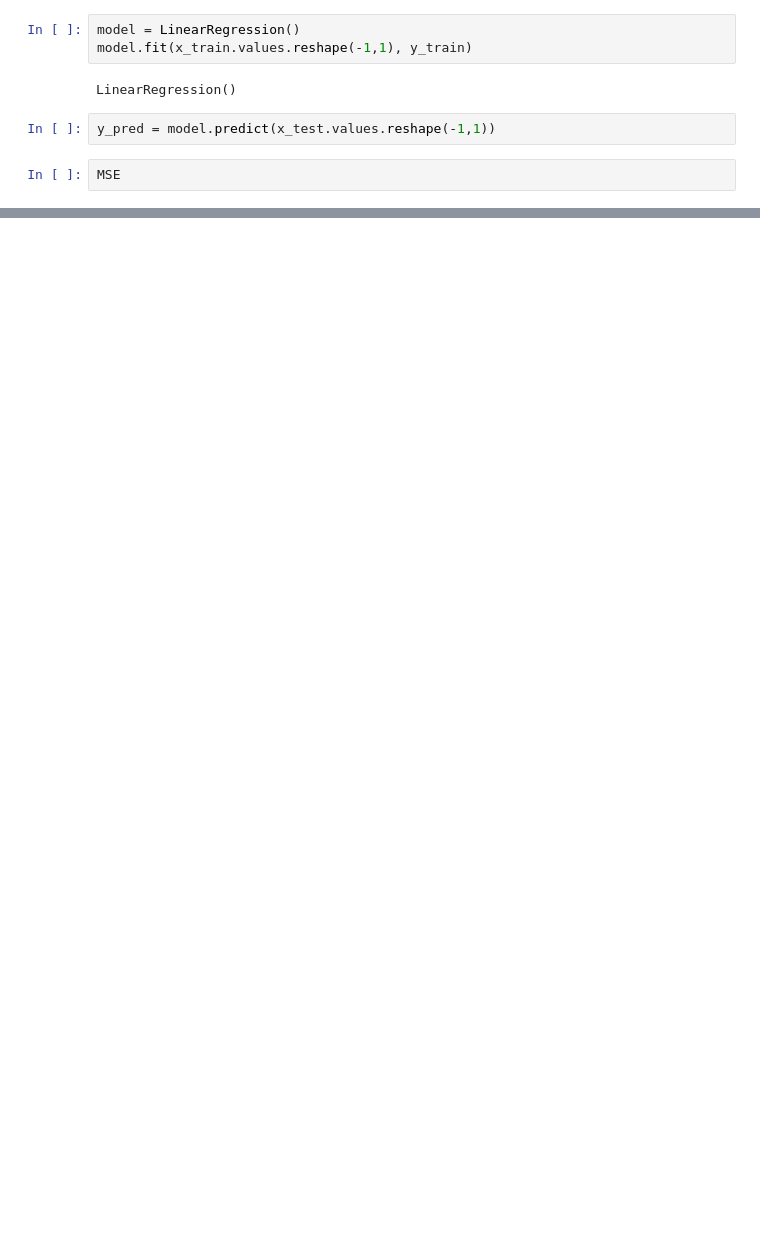
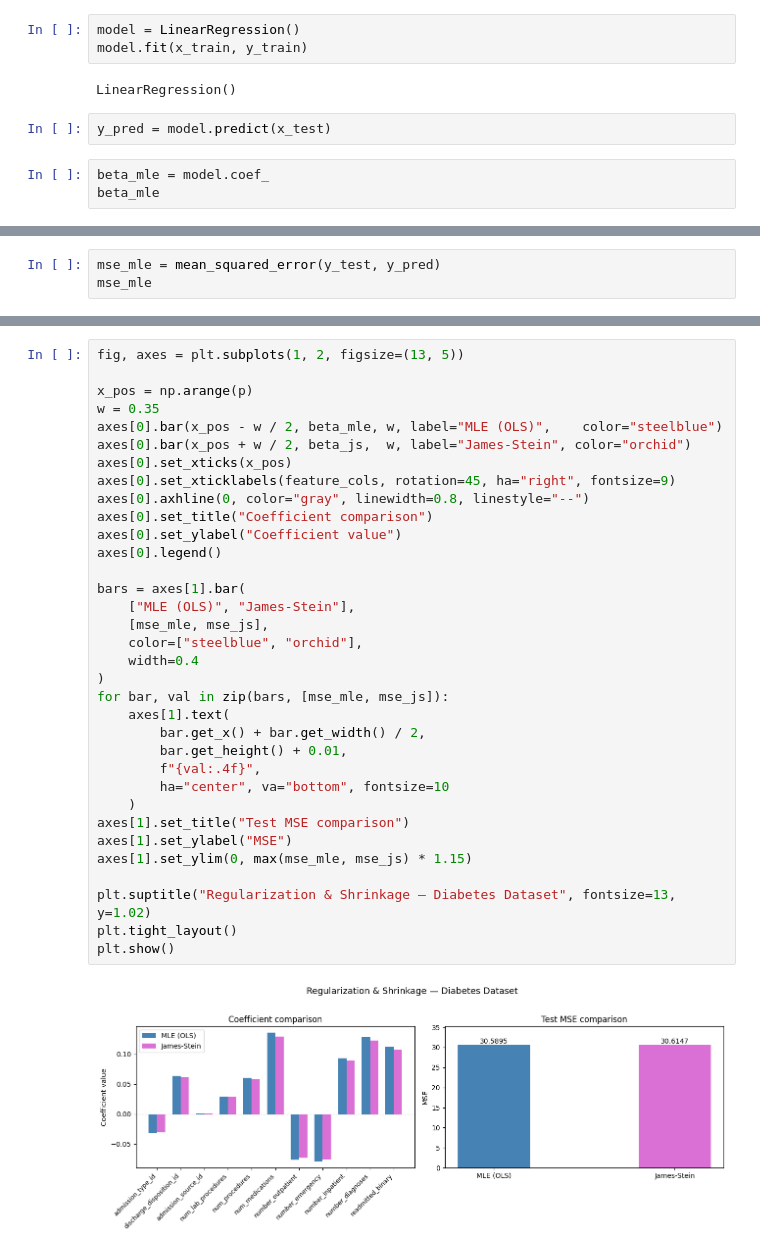
Before and after one commit to AidanMayhue/ip_final, a Jupyter notebook: prediction_task/regularization_and_shrinkage.ipynb, the cells around one changed output, grey strips where cells are left out. Drawn from its saved outputs; the diff is of its cells as text; blank space fills up the shorter version.

```diff
--- a/prediction_task/regularization_and_shrinkage.ipynb
+++ b/prediction_task/regularization_and_shrinkage.ipynb
@@ -37,9 +34,10 @@ x_train, x_test, y_train, y_test = train_test_split(data['time_in_hospital'], da
 # %%
 model = LinearRegression()
-model.fit(x_train.values.reshape(-1,1), y_train)
+model.fit(x_train, y_train)
 # %% [output]
 LinearRegression()
 # %%
-y_pred = model.predict(x_test.values.reshape(-1,1))
+y_pred = model.predict(x_test)
 # %%
-MSE
+beta_mle = model.coef_
+beta_mle
@@ -45,0 +48,3 @@ MSE
+# %%
+mse_mle = mean_squared_error(y_test, y_pred)
+mse_mle
@@ -45,0 +78,36 @@ MSE
+# %%
+fig, axes = plt.subplots(1, 2, figsize=(13, 5))
+
+x_pos = np.arange(p)
+w = 0.35
+axes[0].bar(x_pos - w / 2, beta_mle, w, label="MLE (OLS)",    color="steelblue")
+axes[0].bar(x_pos + w / 2, beta_js,  w, label="James-Stein", color="orchid")
+axes[0].set_xticks(x_pos)
+axes[0].set_xticklabels(feature_cols, rotation=45, ha="right", fontsize=9)
+axes[0].axhline(0, color="gray", linewidth=0.8, linestyle="--")
+axes[0].set_title("Coefficient comparison")
+axes[0].set_ylabel("Coefficient value")
+axes[0].legend()
+
+bars = axes[1].bar(
+    ["MLE (OLS)", "James-Stein"],
+    [mse_mle, mse_js],
+    color=["steelblue", "orchid"],
+    width=0.4
+)
+for bar, val in zip(bars, [mse_mle, mse_js]):
+    axes[1].text(
+        bar.get_x() + bar.get_width() / 2,
+        bar.get_height() + 0.01,
+        f"{val:.4f}",
+        ha="center", va="bottom", fontsize=10
+    )
+axes[1].set_title("Test MSE comparison")
+axes[1].set_ylabel("MSE")
+axes[1].set_ylim(0, max(mse_mle, mse_js) * 1.15)
+
+plt.suptitle("Regularization & Shrinkage — Diabetes Dataset", fontsize=13, y=1.02)
+plt.tight_layout()
+plt.show()
+# %% [output]
+[figure, added]
```
Also changed, not shown: parts of 7 cells of this notebook, 1 other file.
